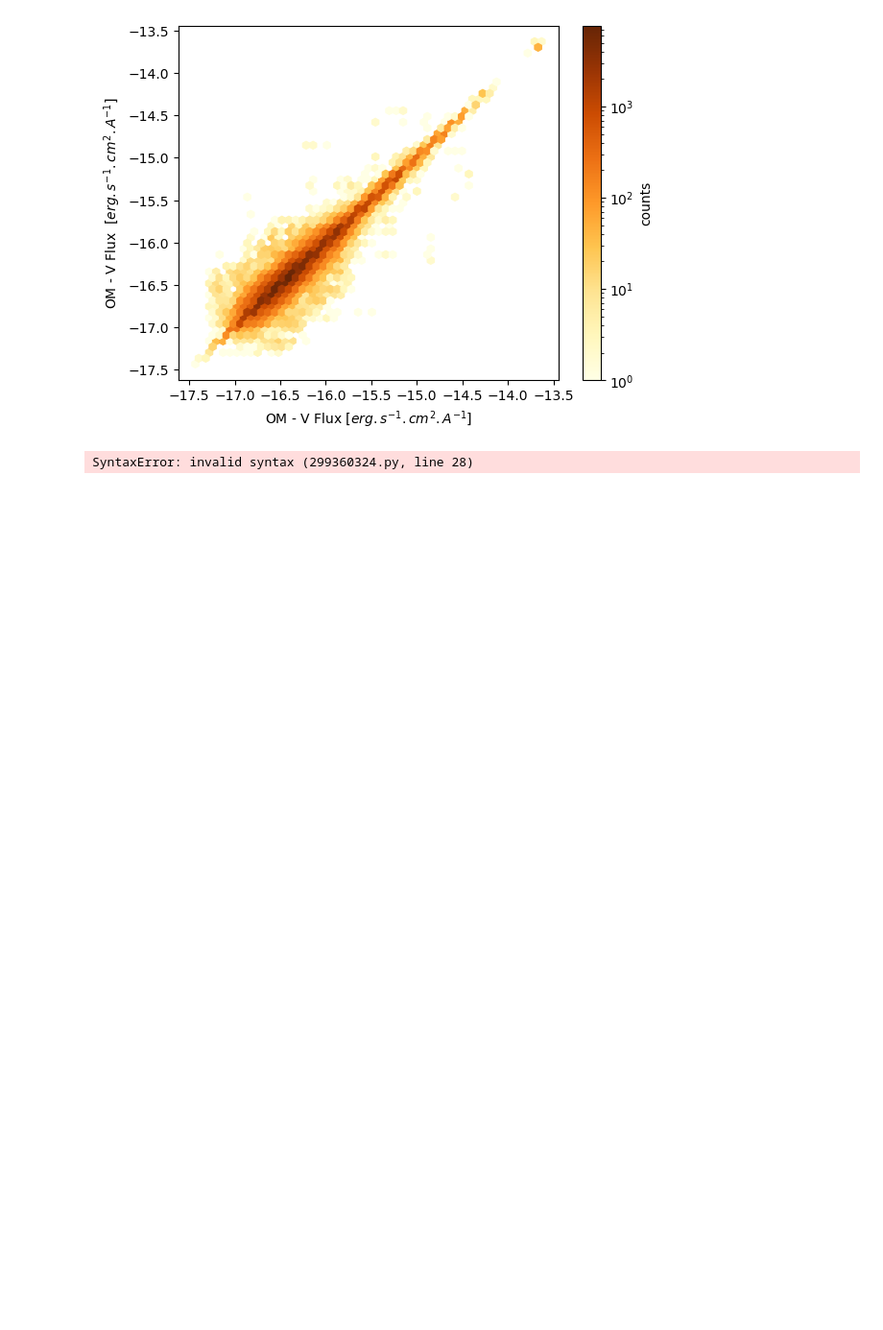
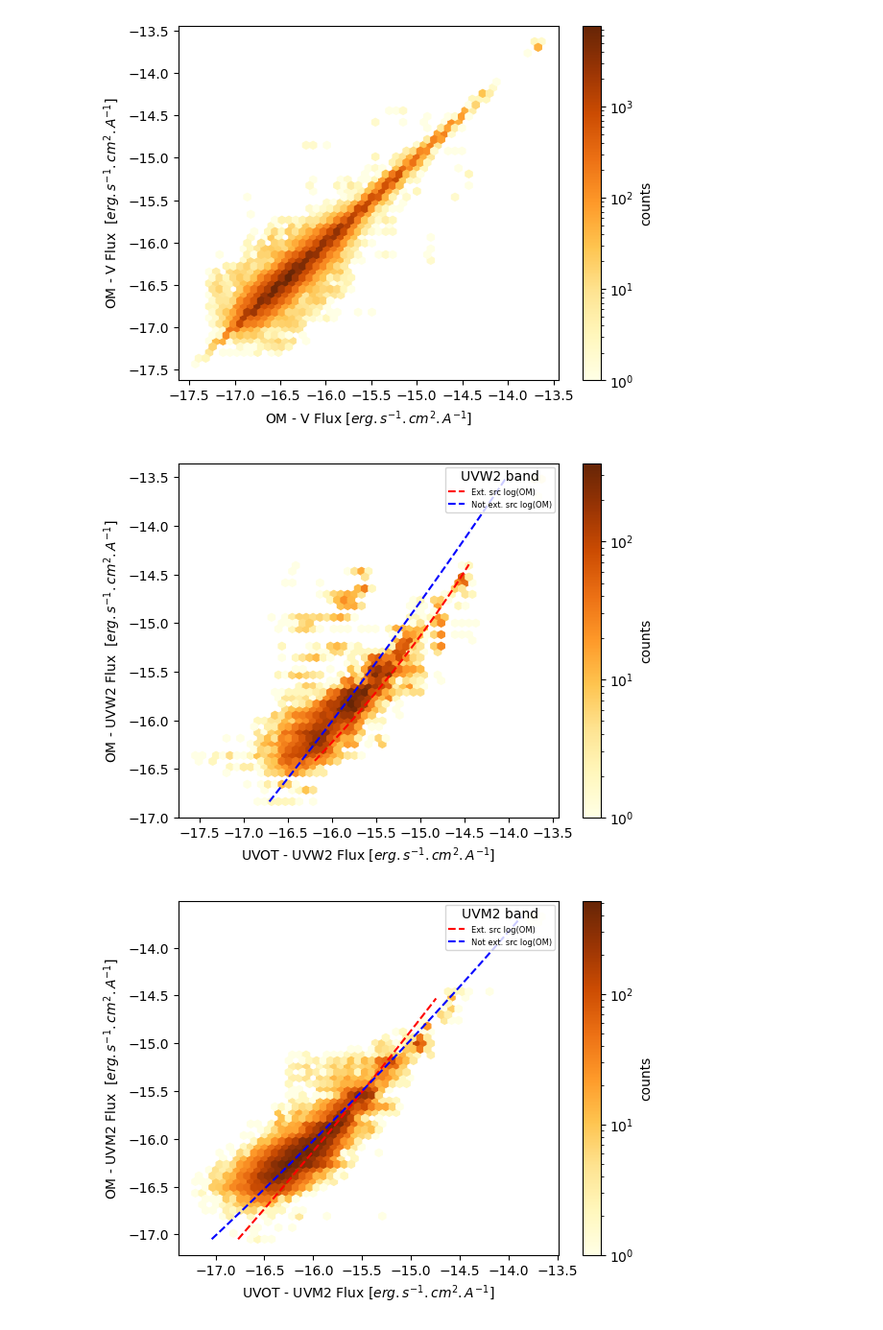
Before and after one commit to JulienValteau/TFM_TDE_Detection, a Jupyter notebook: UV_database_creation_pipeline/4- generate_catalogue_entries_db.ipynb, the cells around one changed output. Shown at 96% size. Saved outputs shown, nothing was run; the diff lists cells and outputs as text; code cells hidden in the pictures; blank space fills up the shorter version.

```diff
--- a/UV_database_creation_pipeline/4- generate_catalogue_entries_db.ipynb
+++ b/UV_database_creation_pipeline/4- generate_catalogue_entries_db.ipynb
@@ -411,43 +407,58 @@ for flux in ['UVW2','UVM2','UVW1','U','B','V']:
     df_match = df_match.rename(columns={'SRCNUM_UVOT':'SRCNUM_UVOT_1','SRCNUM_OM':'SRCNUM_OM_1'})
     df_merge = df_match.merge(df_flux_uvot, left_on='SRCNUM_UVOT_1', right_on='SRCNUM',
                               suffixes=(None,'_UVOT')).merge(df_flux_om, left_on='SRCNUM_OM_1',
                                                              right_on='SRCNUM',suffixes=('_UVOT','_OM'))
 
     # Plot figure
     fig, ax =plt.subplots()
     x=np.log10(df_merge[flux_name + '_UVOT'])
     y=np.log10(df_merge[flux_name + '_OM'])
     hb =ax.hexbin(x,y,gridsize=50, bins='log', cmap='YlOrBr')
     cb = fig.colorbar(hb, ax=ax, label='counts')
 
-    x = df_merge[flux_name + '_UVOT'].duplicated(keep = 'first')
-    df_merge[flux_name + '_UVOT'].duplicated(keep = 'first') = x + np.random.rand(x.shape[0],1)*1E-21
-    df_merge = df_merge.sort_values(by=flux_name + '_UVOT')
+    #df_merge[flux_name + '_UVOT'] = df_merge[flux_name + '_UVOT'] + np.random.rand(df_merge[flux_name + '_UVOT'].shape[0])*1E-22
+    #df_merge = df_merge.sort_values(by=flux_name + '_UVOT')
 
     ind_extended = (df_merge[flag_extended+ '_UVOT'] == "True") & (df_merge[flag_extended+ '_OM'] == "True")
     ind_not_extended = (df_merge[flag_extended+ '_UVOT'] == "False") & (df_merge[flag_extended+ '_OM'] == "False")
 
     #ax.scatter(np.log10(df_merge.loc[ind1,flux_name + '_UVOT']), np.log10(df_merge.loc[ind1,flux_name + '_OM']), c='m',marker='x', \
     #           label='Ext. src')
     x=np.log10(df_merge.loc[ind_extended,flux_name + '_UVOT'])
     y=np.log10(df_merge.loc[ind_extended,flux_name + '_OM'])
-    cs = CubicSpline(x,y)
-    xs = np.linspace(x.min(), x.max(), 100)
-    ax.plot(xs,cs(xs), color='r', linestyle='dashed', label= "Ext. src log(OM)")
+    #p = np.poly1d(np.polyfit(x,y, deg=3))
+    #xp = np.linspace(x.min(), x.max(), 100)
+    #ax.plot(xp,p(xp), color='r', linestyle='dashed', label= "Ext. src log(OM)")
+    p = np.poly1d(np.polyfit(y,x, deg=3))
+    yp = np.linspace(y.min(), y.max(), 100)
+    ax.plot(p(yp), yp, color='r', linestyle='dashed', label= "Ext. src log(OM)")
+    #cs = CubicSpline(x,y)
+    #xs = np.linspace(x.min(), x.max(), 100)
+    #ax.plot(xs,cs(xs), color='r', linestyle='dashed', label= "Ext. src log(OM)")
 
     ind_extended_om = (dat_OM[flag_extended]=="True")
-    dat_OM_cor.loc[ind_extended_om, flux_name] = 10**cs.solve(np.log10(dat_OM.loc[ind_extended_om, flux_name]))
+    #dat_OM_cor.loc[ind_extended_om, flux_name] = [10**fsolve(p-x,x)[0] for x in np.log10(dat_OM.loc[ind_extended_om, flux_name])]
+    dat_OM_cor.loc[ind_extended_om, flux_name] = 10**p(np.log10(dat_OM.loc[ind_extended_om, flux_name]))
 
     x=np.log10(df_merge.loc[~ind_extended,flux_name + '_UVOT'])
     y=np.log10(df_merge.loc[~ind_extended,flux_name + '_OM'])
-    cs = CubicSpline(x,y)
-    xs = np.linspace(x.min(), x.max(), 100)
-    ax.plot(xs,cs(xs), color='b', linestyle='dashed', label= "Not ext. src log(OM)")
+    #p = np.poly1d(np.polyfit(x,y, deg=3))
+    #xp = np.linspace(x.min(), x.max(), 100)
+    #ax.plot(xs,p(xp), color='b', linestyle='dashed', label= "Not ext. src log(OM)")
+    p = np.poly1d(np.polyfit(y,x, deg=3))
+    yp = np.linspace(y.min(), y.max(), 100)
+    ax.plot(p(yp), yp, color='b', linestyle='dashed', label= "Not ext. src log(OM)")
+    #cs = CubicSpline(x,y)
+    #xs = np.linspace(x.min(), x.max(), 100)
+    #ax.plot(xs,cs(xs), color='b', linestyle='dashed', label= "Not ext. src log(OM)")
     ax.set_xlabel("UVOT - " + flux + ' Flux [' + "$erg.s^{-1}.cm^{2}.A^{-1}]$")
     ax.set_ylabel("OM - " + flux + ' Flux  [' + "$erg.s^{-1}.cm^{2}.A^{-1}]$")
     ax.legend(loc='upper right',prop={'size': 6},title= flux + " band")
-    fig.savefig(roots_tfm + '/Calibration/UVOT_vs_OM_ ' + flux + '_galaxies_2.png',dpi=1200)
+    fig.savefig(roots_tfm + '/Calibration/UVOT_vs_OM_ ' + flux + '_galaxies2.png',dpi=1200)
 
-    dat_OM_cor.loc[~ind_extended_om, flux_name] = 10**cs.solve(np.log10(dat_OM.loc[~ind_extended_om, flux_name]))
+    #dat_OM_cor.loc[~ind_extended_om, flux_name] = 10**cs.solve(np.log10(dat_OM.loc[~ind_extended_om, flux_name]))
+    #dat_OM_cor.loc[~ind_extended_om, flux_name] = [10**fsolve(p-x,x)[0] for x in np.log10(dat_OM.loc[~ind_extended_om, flux_name])]
+    dat_OM_cor.loc[~ind_extended_om, flux_name] = 10**p(np.log10(dat_OM.loc[~ind_extended_om, flux_name]))
 # %% [output]
-SyntaxError: invalid syntax (299360324.py, line 28)
+[figure, added]
+[figure, added]
```
Also changed, not shown: parts of 13 cells of this notebook, 1 other file.
